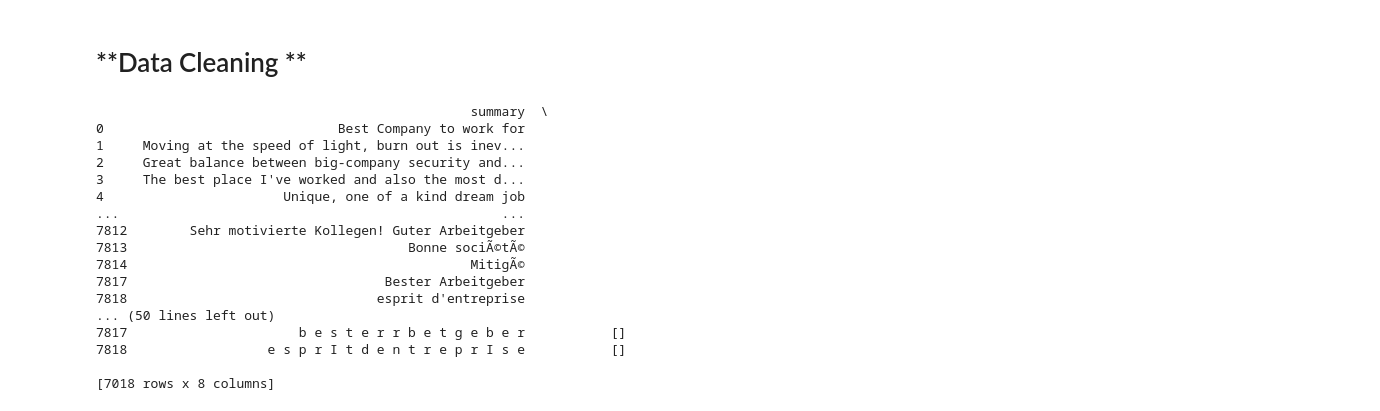
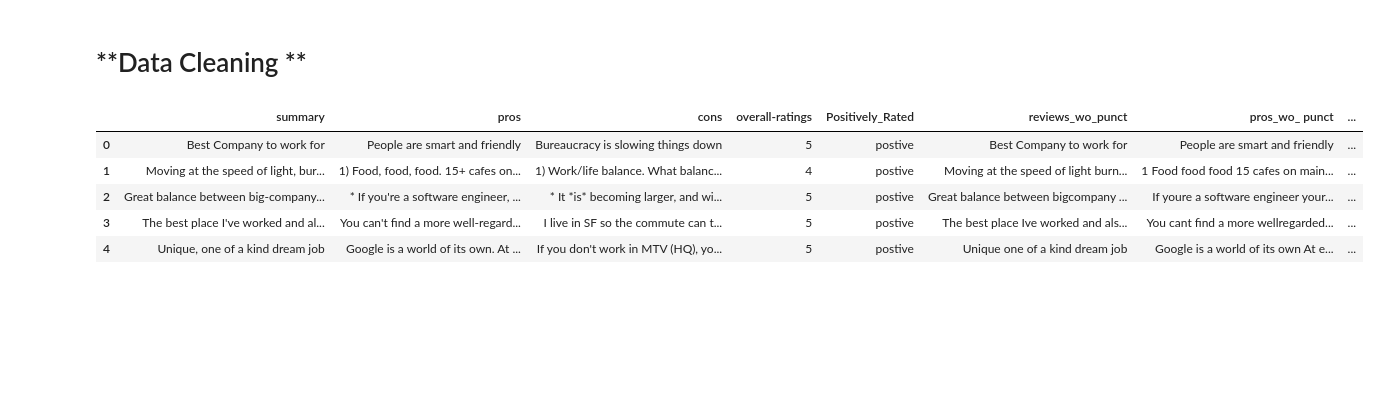
Before and after one commit to alexiaddiaz0907/DSC450, a Jupyter notebook: Untitled0.ipynb, the cells around one changed output. Drawn from its saved outputs; the diff is of its cells as text; code cells hidden in the pictures; blank space fills up the shorter version.

```diff
--- a/Untitled0.ipynb
+++ b/Untitled0.ipynb
@@ -526,42 +506,20 @@ google_reviews_1['clean_data'] = google_reviews_1['summary'].apply(data_cleaning
-# %%
-
-
-def data_cleaning_2(text):
-  text = " ".join([word for word in text])
-  doc = nlp(text)
-  text = [word.lemma_ for word in doc]
-  text = [word for word in text if word not in nlp.Defaults.stop_words]
-  text = " ".join([word for word in text])
-  return text
-
-
-google_reviews_1['clean_data_2'] = google_reviews_1['clean_data'].apply(data_cleaning_2)
-# %%
-def data_cleaning_3(text):
-  final_words = []
-  for word in text:
-    if len(word) > 2:
-      final_words.append(word)
-  return final_words
-
-google_reviews_1['clean_data_3'] = google_reviews_1['clean_data_2'].apply(data_cleaning_3)
-# %%
-print(google_reviews_1)
-# %% [output]
-                                                summary  \
-0                              Best Company to work for
-1     Moving at the speed of light, burn out is inev...
-2     Great balance between big-company security and...
-3     The best place I've worked and also the most d...
-4                       Unique, one of a kind dream job
-...                                                 ...
-7812        Sehr motivierte Kollegen! Guter Arbeitgeber
-7813                                    Bonne sociÃ©tÃ©
-7814                                            MitigÃ©
-7817                                 Bester Arbeitgeber
-7818                                esprit d'entreprise
-... (50 lines left out)
-7817                      b e s t e r r b e t g e b e r           []
-7818                  e s p r I t d e n t r e p r I s e           []
-
-[7018 rows x 8 columns]
+# %%
+import string
+
+def remove_punctuation(text):
+  no_punct=[words for words in text if words not in string.punctuation]
+  words_wo_punct = ''.join(no_punct)
+  return words_wo_punct
+
+
+google_reviews_1['reviews_wo_punct'] = google_reviews_1['summary'].apply(lambda x: remove_punctuation(x))
+google_reviews_1['pros_wo_ punct'] = google_reviews_1['pros'].apply(lambda x: remove_punctuation(x))
+google_reviews_1['cons_wo_punct'] = google_reviews_1['cons'].apply(lambda x: remove_punctuation(x))
+google_reviews_1.head()
+# %% [output]
+|  | summary | pros | cons | overall-ratings | Positively_Rated | reviews_wo_punct | pros_wo_ punct | ... |
+| 0 | Best Company to work for | People are smart and friendly | Bureaucracy is slowing things down | 5 | postive | Best Company to work for | People are smart and friendly | ... |
+| 1 | Moving at the speed of light, bur... | 1) Food, food, food. 15+ cafes on... | 1) Work/life balance. What balanc... | 4 | postive | Moving at the speed of light burn... | 1 Food food food 15 cafes on main... | ... |
+| 2 | Great balance between big-company... | * If you're a software engineer, ... | * It *is* becoming larger, and wi... | 5 | postive | Great balance between bigcompany ... | If youre a software engineer your... | ... |
+| 3 | The best place I've worked and al... | You can't find a more well-regard... | I live in SF so the commute can t... | 5 | postive | The best place Ive worked and als... | You cant find a more wellregarded... | ... |
+| 4 | Unique, one of a kind dream job | Google is a world of its own. At ... | If you don't work in MTV (HQ), yo... | 5 | postive | Unique one of a kind dream job | Google is a world of its own At e... | ... |
```
Also changed, not shown: parts of 20 cells of this notebook.
